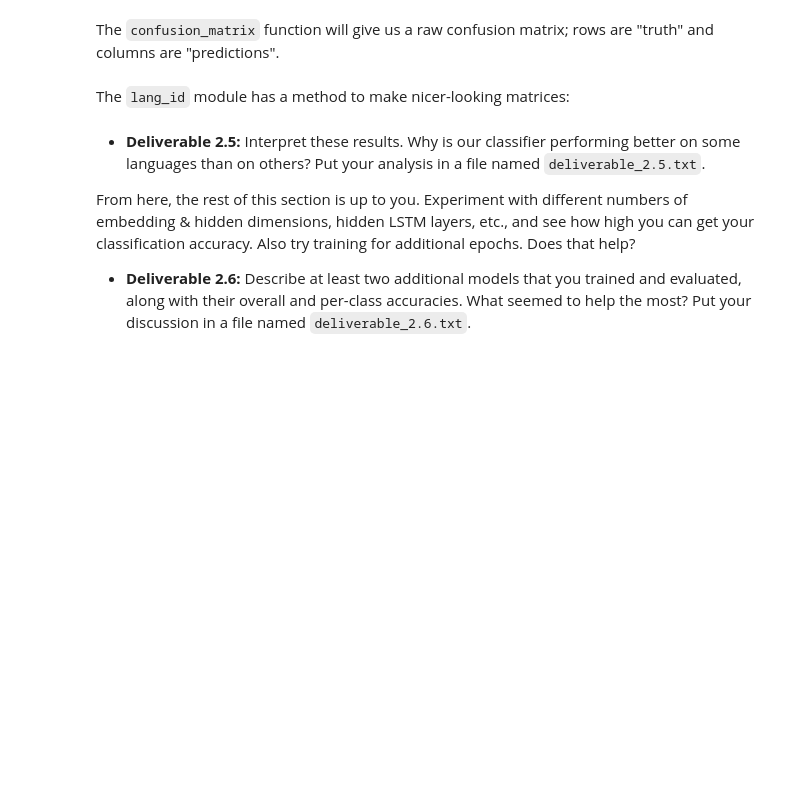
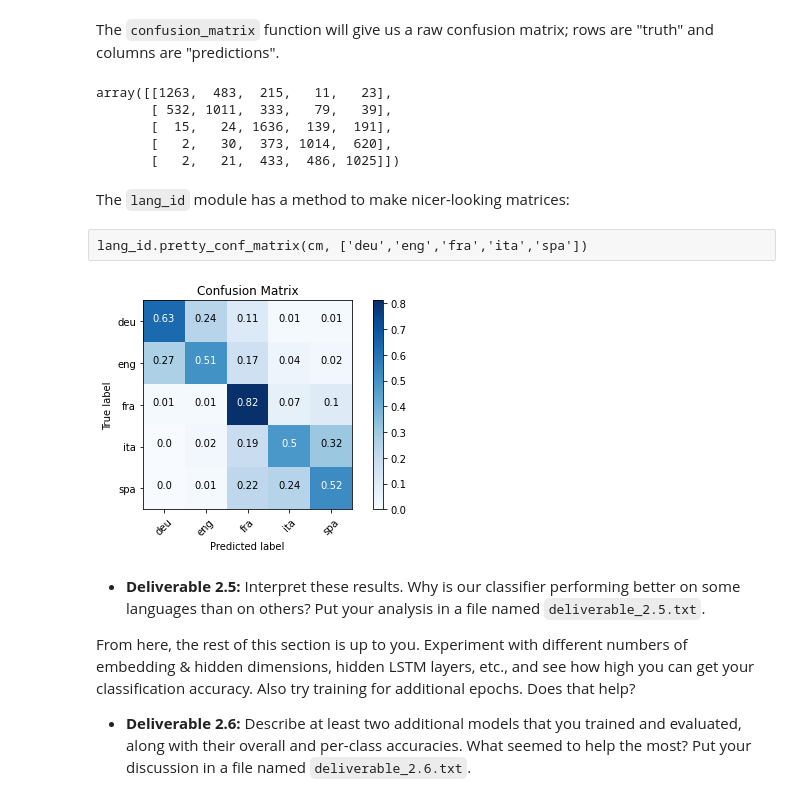
Before and after one commit to jvnguyen94/CS662_NLP, a Jupyter notebook: Homework3/nguyen_justine_hw3.ipynb, the cells around one changed output. Saved outputs shown, nothing was run; the diff lists cells and outputs as text; code cells hidden in the pictures; blank space fills up the shorter version.

```diff
--- a/Homework3/nguyen_justine_hw3.ipynb
+++ b/Homework3/nguyen_justine_hw3.ipynb
@@ -385,3 +464,21 @@ As expected, an untrained model gets approximately chance performance.
 On our trained model, we were able to achieve ≈90% accuracy on held-out test data, which is very high accuracy! Let's investigate our hyperparameter settings: how small can we make our embedding and hidden dimensions before performance suffers?
 
 * **Deliverable 2.4:** Turn both the embedding dimensions and the hidden dimensions _waaaaay_ down, to 2 each, and retrain/re-evaluate the model. Save your evaluation results to a CSV file named "deliverable_2.4.csv" with three columns: the sentence itself, the _true_ label, and the _predicted_ label. Also produce a text file named "deliverable_2.4.txt" containing the observed evaluation accuracy and an explanation of what you observe. Why is the number what it is?
+# %%
+## Create new architecture with low embedding dims and low hidden dims
+li_low = lang_id.LangID(
+    input_vocab_n=len(c2i),
+    embedding_dims=2,
+    hidden_dims=2,
+    lstm_layers=1,
+    output_class_n=2
+)
+## Train model based on low dimensions
+trained_model_low = lang_id.train_model(
+    model=li_low,
+    n_epochs=1,
+    training_data=bi_text_train,
+    c2i=c2i, i2c=i2c,
+    l2i=l2i, i2l=i2l,
+    validation_data=bi_text_valid
+)
@@ -413,8 +583,8 @@ lang_id.train_model(
     n_epochs=1,
     training_data=multi_text_train,
     c2i=c2i, i2c=i2c,
-    l2i=l2i, i2l=i2l,
-    validation_data=bi_text_valid
+    l2i=l2i, i2l=i2l#,
+    #validation_data=bi_text_valid
 );
 
 print("done")
@@ -438,6 +640,12 @@ The `confusion_matrix` function will give us a raw confusion matrix; rows are "t
 # %%
 cm = confusion_matrix(y_multi, y_hat_multi)
 cm
+# %% [output]
+array([[1263,  483,  215,   11,   23],
+       [ 532, 1011,  333,   79,   39],
+       [  15,   24, 1636,  139,  191],
+       [   2,   30,  373, 1014,  620],
+       [   2,   21,  433,  486, 1025]])
 # %% [markdown]
 The `lang_id` module has a method to make nicer-looking matrices:
 # %%
@@ -447,3 +653,11 @@ lang_id.pretty_conf_matrix(cm, ['deu','eng','fra','ita','spa'])
+# %% [raw]
+lang_id.pretty_conf_matrix(cm, ['deu','eng','fra','ita','spa'])
+# %%
+cm_per = cm/cm.astype(np.float).sum(axis=1)
+cm_per = np.round(cm_per,2)
+lang_id.pretty_conf_matrix(cm_per, ['deu','eng','fra','ita','spa'])
+# %% [output]
+[figure, added]
 # %% [markdown]
 * **Deliverable 2.5:** Interpret these results. Why is our classifier performing better on some languages than on others? Put your analysis in a file named `deliverable_2.5.txt`.
 
```
Also changed, not shown: parts of 67 cells of this notebook, 27 other files.
